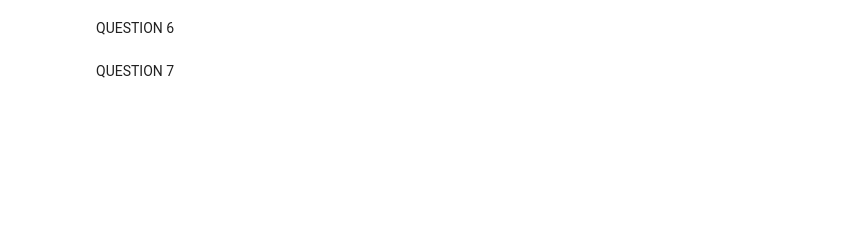
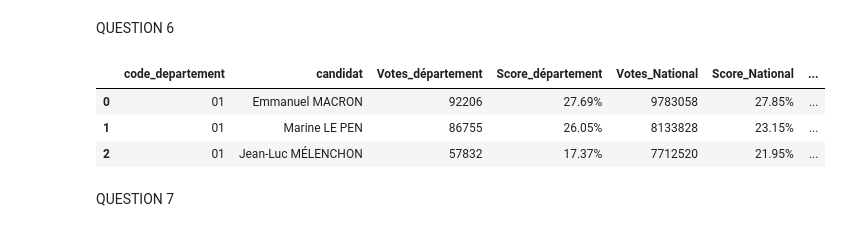
Before and after one commit to mnciv/dm_python, a Jupyter notebook: dm.ipynb, the cells around one changed output. Saved outputs shown, nothing was run; the diff lists cells and outputs as text; code cells hidden in the pictures; blank space fills up the shorter version.

```diff
--- a/dm.ipynb
+++ b/dm.ipynb
@@ -121,5 +123,21 @@ score_departement[score_departement["code_departement"] == "11"]
 | 131 | 11 | Nathalie ARTHAUD | 1026 | 0.48% | 197094 | 0.56% |
 # %% [markdown]
 QUESTION 6
+# %%
+score_departement["score_dep_num"] = score_departement["Score_département"].str.replace("%", "").astype(float)
+score_departement["score_nat_num"] = score_departement["Score_National"].str.replace("%", "").astype(float)
+
+score_departement["surrepresentation"] = (
+    (score_departement["score_dep_num"] / score_departement["score_nat_num"]) - 1
+) * 100
+
+score_departement = score_departement.drop(columns=["score_dep_num", "score_nat_num"])
+
+score_departement[score_departement["code_departement"] == "01"].head(3)
+# %% [output]
+|  | code_departement | candidat | Votes_département | Score_département | Votes_National | Score_National | ... |
+| 0 | 01 | Emmanuel MACRON | 92206 | 27.69% | 9783058 | 27.85% | ... |
+| 1 | 01 | Marine LE PEN | 86755 | 26.05% | 8133828 | 23.15% | ... |
+| 2 | 01 | Jean-Luc MÉLENCHON | 57832 | 17.37% | 7712520 | 21.95% | ... |
 # %% [markdown]
 QUESTION 7
```
Also changed, not shown: parts of 4 cells of this notebook, 1 other file.
